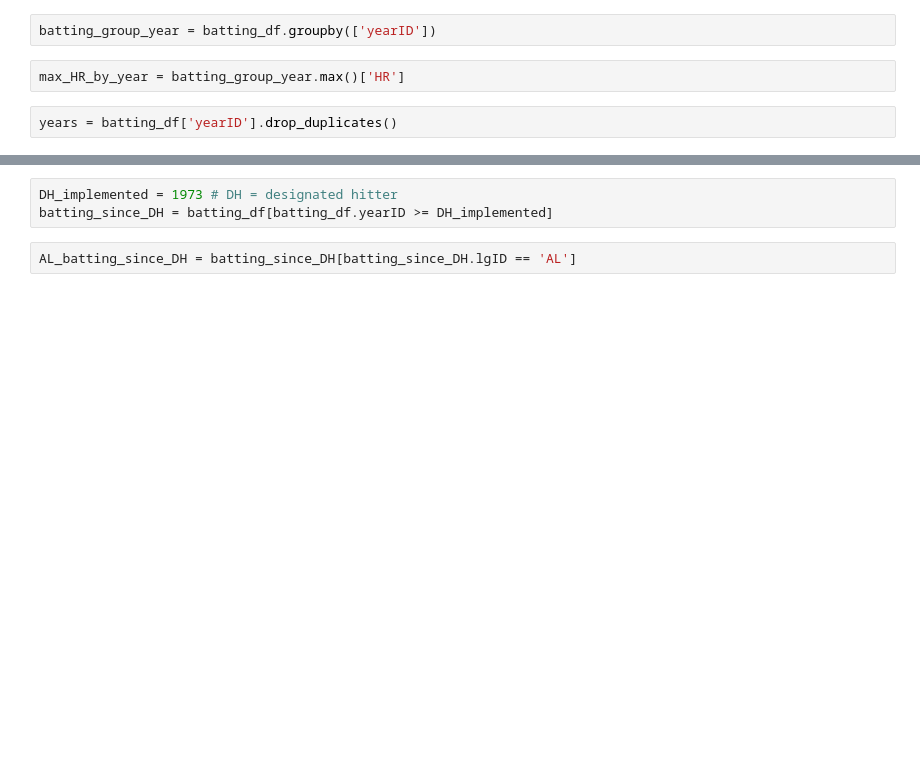
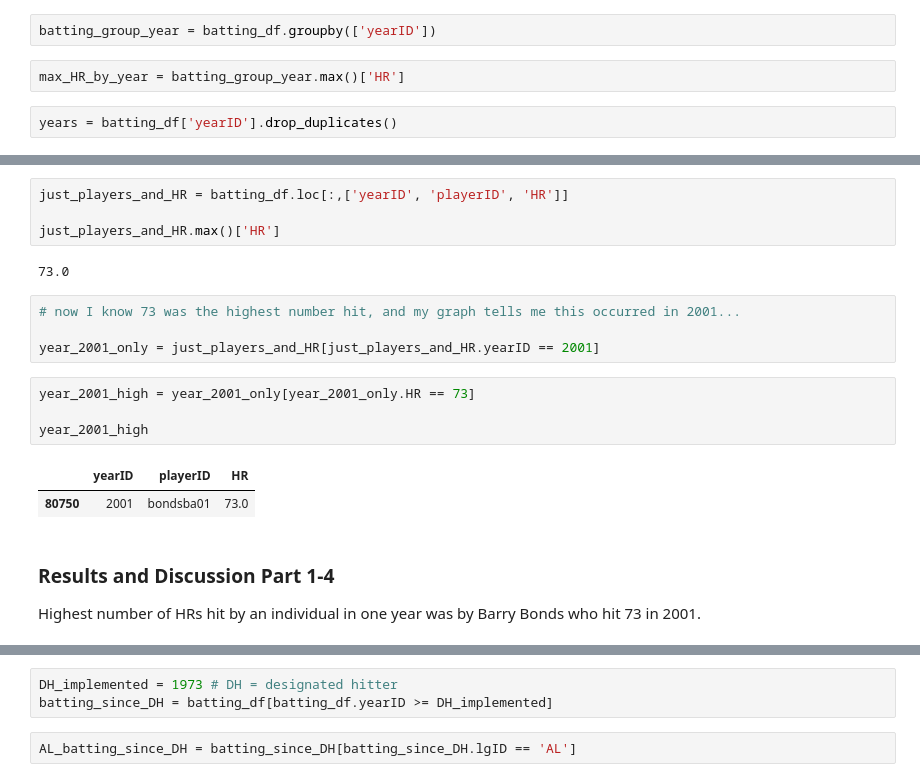
Before and after one commit to bjemcnally/Udacity-IPND-Data-Analyst-Project, a Jupyter notebook: IPND_Data_Analyst_Project.ipynb, the cells around one changed output, grey strips where cells are left out. Cells and saved outputs as stored; diff of their text form; blank space fills up the shorter version.

```diff
--- a/IPND_Data_Analyst_Project.ipynb
+++ b/IPND_Data_Analyst_Project.ipynb
@@ -66,0 +126,21 @@ http://www.huffingtonpost.com/quora/what-are-the-major-eras-o_b_3547814.html
+# %%
+just_players_and_HR = batting_df.loc[:,['yearID', 'playerID', 'HR']]
+
+just_players_and_HR.max()['HR']
+# %% [output]
+73.0
+# %%
+# now I know 73 was the highest number hit, and my graph tells me this occurred in 2001...
+
+year_2001_only = just_players_and_HR[just_players_and_HR.yearID == 2001]
+# %%
+year_2001_high = year_2001_only[year_2001_only.HR == 73]
+
+year_2001_high
+# %% [output]
+|  | yearID | playerID | HR |
+| 80750 | 2001 | bondsba01 | 73.0 |
+# %% [markdown]
+### Results and Discussion Part 1-4
+
+Highest number of HRs hit by an individual in one year was by Barry Bonds who hit 73 in 2001.
```
Also changed, not shown: parts of 42 cells of this notebook.
